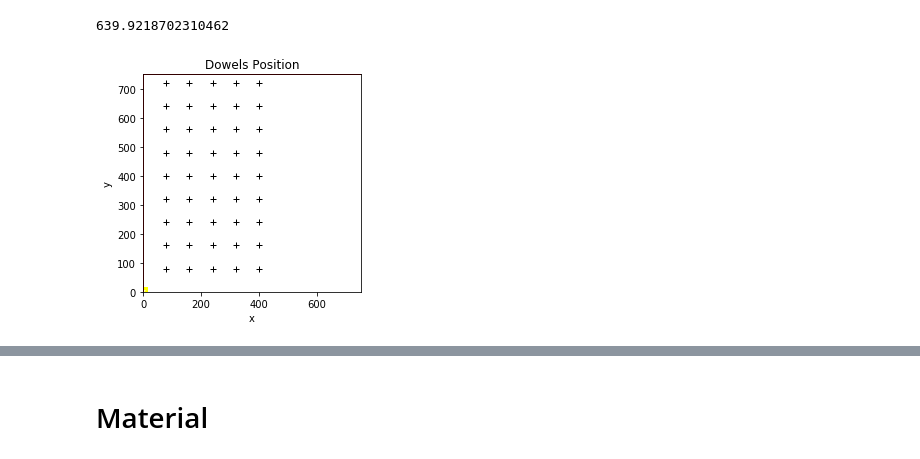
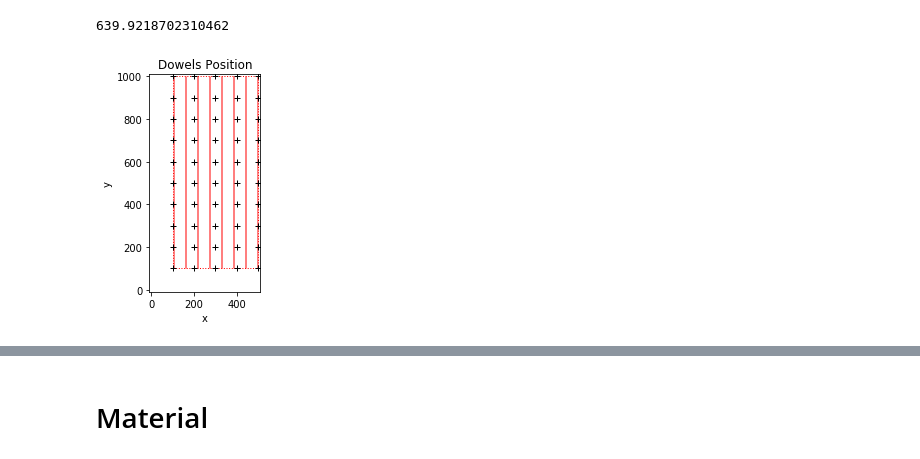
Before and after one commit to MarcoDona-CLTs/my-first-binder, a Jupyter notebook: timberDowelConnDesign.ipynb, the cells around one changed output, grey strips where cells are left out. Drawn from its saved outputs; the diff is of its cells as text; code cells hidden in the pictures.

```diff
--- a/timberDowelConnDesign.ipynb
+++ b/timberDowelConnDesign.ipynb
@@ -31,8 +31,19 @@ dDowel = 20 # Diameter of the dowel
 LDowel = 600 # Length of the dowel
 nDowelsX = 5 # number of dowels along dir X
 nDowelsY = 10 # numer of dowels alonf dir Y
-spacingDowelX = 80
-spacingDowelY = 80
+spacingDowelX = 100
+spacingDowelY = 100
+
+dowelEndDistParlGrainLoaded = dDowel * 6
+dowelEndDistParlGrainUnload = dDowel * 5
+
+dowelEndDistPerpGrainLoaded = dDowel * 6
+dowelEndDistPerpGrainUnload = dDowel * 6
+
+dowelEdgeDistPerpGrainLoaded = dDowel * 6
+dowelEdgeDistPerpGrainUnload = dDowel * 4
+
+
 
 areaDowelCut = nDowelsX * dDowel * (hTimber - nPlt * (tPlt + 2 * gapPlt))
 
@@ -47,8 +58,6 @@ areaTimberNet**0.5
 Area Timber =  562500 | Net Area Timber =  409500 | % Net Area Timber =  0.728
 639.9218702310462
 # %%
-# Print dowel group
-
 # Print dowel group
 
 
@@ -63,41 +72,49 @@ colors = (0,0,0)
 dowelMatrix = np.array([[i, j] for i in np.arange(1, nDowelsX+1) * spacingDowelX
                                                   for j in np.arange(1, nDowelsY+1) * spacingDowelY ])
 
 
 
 # plt.plot(dowelMatrix[:,0], dowelMatrix[:,1],  '+', color='black')
 
 from matplotlib.patches import Rectangle
 fig, ax = plt.subplots()
 
 ax.set_aspect('equal', adjustable='box')
 
 ax.plot(dowelMatrix[:,0], dowelMatrix[:,1],  '+', color='black')
 
-ax.add_patch( Rectangle((2, 4),
-                        5, 6,
-                        fc='none',
-                        color ='yellow',
-                        linewidth = 5,
-                        linestyle="dotted") )
+# ax.add_patch( Rectangle((2, 4),
+#                         5, 6,
+#                         fc='none',
+#                         color ='yellow',
+#                         linewidth = 5,
+#                         linestyle="dotted") )
+dowelGroupLengthX = spacingDowelX * (nDowelsX-1)
+dowelGroupLengthY = spacingDowelY * (nDowelsY-1)
 
-ax.add_patch(Rectangle((0, 0), bTimber, hTimber, fc='none', color="red"))
+ax.add_patch(Rectangle((spacingDowelX, spacingDowelY),dowelGroupLengthX, dowelGroupLengthY,
+                        hatch="|", fc='none', color="red", linestyle="dotted"))
+
+# ax.plot([0,dowelGroupLengthX],[0, dowelGroupLengthY],ls="--",c="b")
+# ax.fill_between([0,dowelGroupLengthX],[0, dowelGroupLengthY], facecolor="none", hatch="X",
+#                 edgecolor="b", linewidth=1.0, linestyle ="dotted")
+
 
 plt.title('Dowels Position')
 plt.xlabel('x')
 plt.ylabel('y')
-#plt.axis('off')
+# plt.axis('off')
 
-plt.xlim(0, bTimber)
-plt.ylim(0, hTimber)
+plt.xlim(-10, (spacingDowelX * nDowelsX )+10)
+plt.ylim(-10, (spacingDowelY * nDowelsY )+10)
 
 
 plt.show()
 
 
 # np.dot(np.ones(nDowelsX), np.array([[3, 4]]))
 
 # bbbb= np.repeat(a = np.arange(nDowelsX), repeats = 2, axis = 0)
 # bbbb
 # %% [output]
-[figure, old version]
+[figure, new version]
```
Also changed, not shown: parts of 1 cell of this notebook.
